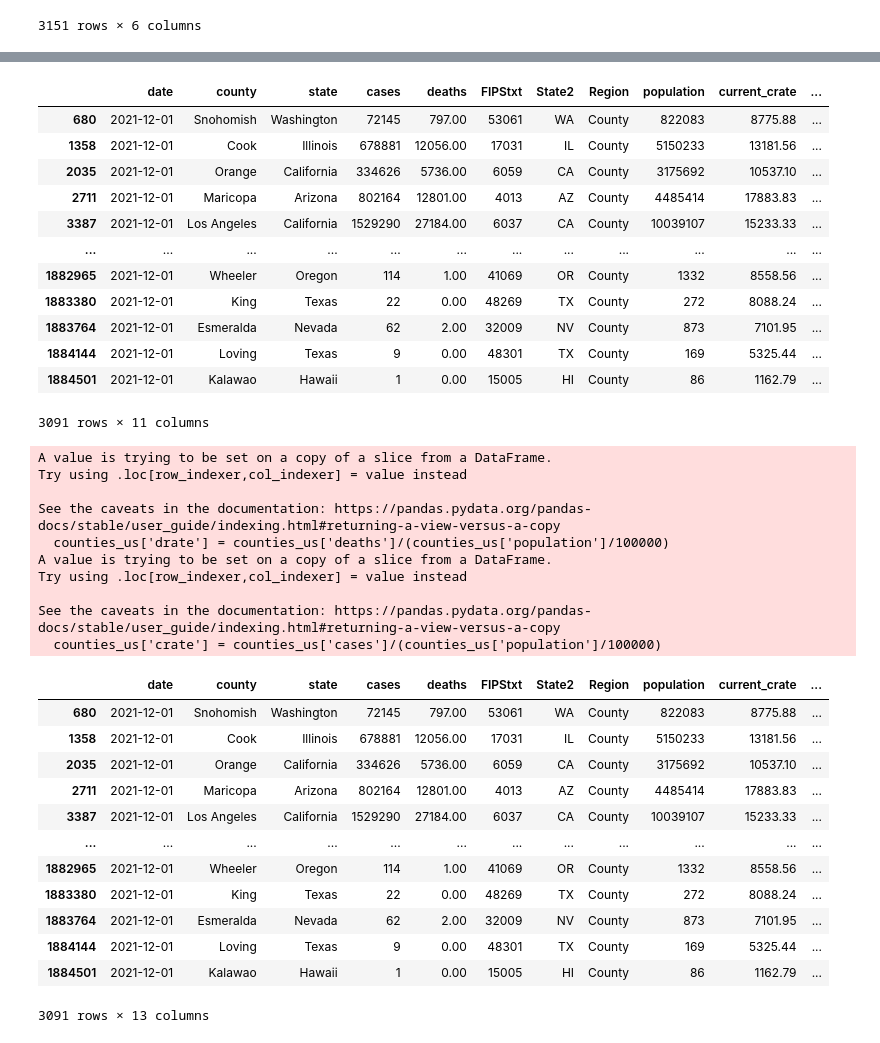
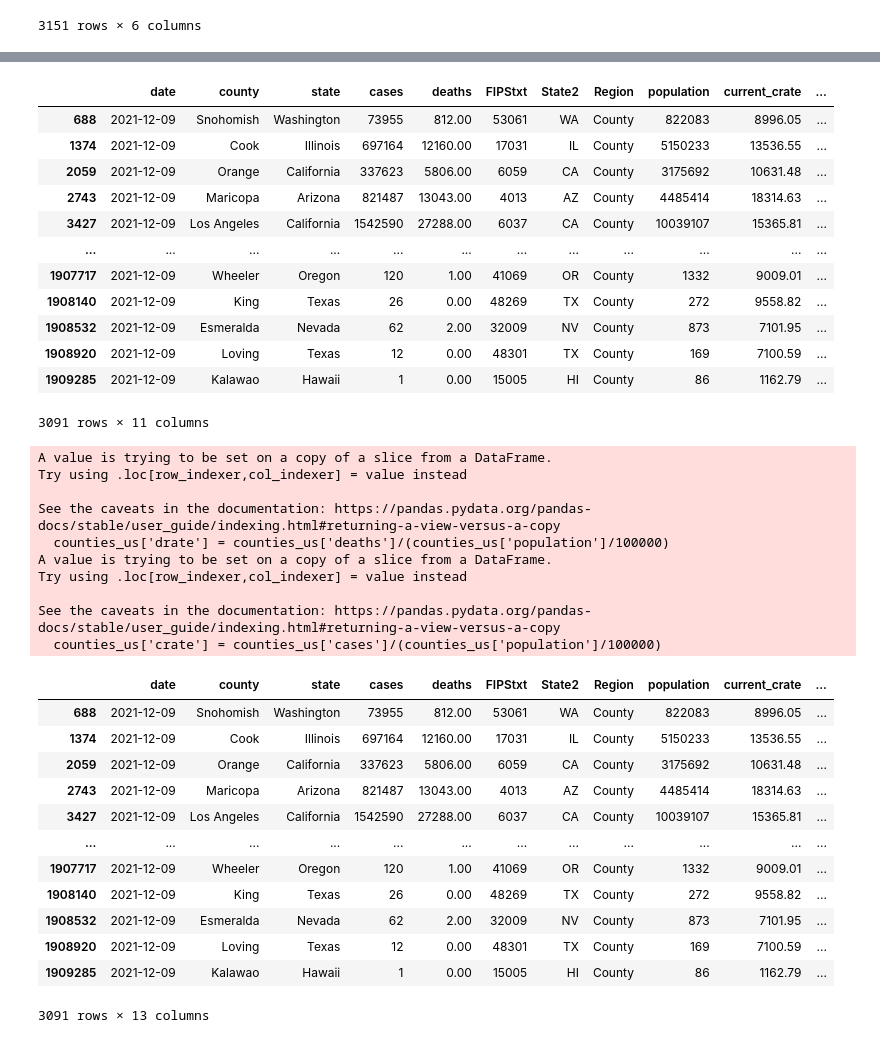
Before and after one commit to menlodoug/covid_crunching, a Jupyter notebook: pandas/COVID_USA.ipynb, the cells around one changed output, grey strips where cells are left out. Drawn from its saved outputs; the diff is of its cells as text; code cells hidden in the pictures.

```diff
--- a/pandas/COVID_USA.ipynb
+++ b/pandas/COVID_USA.ipynb
@@ -94,21 +94,21 @@ counties
 # %%
 # Isolate data from most current day.
 
-counties_us = counties[(counties['date'] == '2021-12-01') & (counties['Region'] == 'County')]
+counties_us = counties[(counties['date'] == '2021-12-09') & (counties['Region'] == 'County')]
 counties_us
 # %% [output]
 |  | date | county | state | cases | deaths | FIPStxt | State2 | Region | population | current_crate | ... |
-| 680 | 2021-12-01 | Snohomish | Washington | 72145 | 797.00 | 53061 | WA | County | 822083 | 8775.88 | ... |
-| 1358 | 2021-12-01 | Cook | Illinois | 678881 | 12056.00 | 17031 | IL | County | 5150233 | 13181.56 | ... |
-| 2035 | 2021-12-01 | Orange | California | 334626 | 5736.00 | 6059 | CA | County | 3175692 | 10537.10 | ... |
-| 2711 | 2021-12-01 | Maricopa | Arizona | 802164 | 12801.00 | 4013 | AZ | County | 4485414 | 17883.83 | ... |
-| 3387 | 2021-12-01 | Los Angeles | California | 1529290 | 27184.00 | 6037 | CA | County | 10039107 | 15233.33 | ... |
+| 688 | 2021-12-09 | Snohomish | Washington | 73955 | 812.00 | 53061 | WA | County | 822083 | 8996.05 | ... |
+| 1374 | 2021-12-09 | Cook | Illinois | 697164 | 12160.00 | 17031 | IL | County | 5150233 | 13536.55 | ... |
+| 2059 | 2021-12-09 | Orange | California | 337623 | 5806.00 | 6059 | CA | County | 3175692 | 10631.48 | ... |
+| 2743 | 2021-12-09 | Maricopa | Arizona | 821487 | 13043.00 | 4013 | AZ | County | 4485414 | 18314.63 | ... |
+| 3427 | 2021-12-09 | Los Angeles | California | 1542590 | 27288.00 | 6037 | CA | County | 10039107 | 15365.81 | ... |
 | ... | ... | ... | ... | ... | ... | ... | ... | ... | ... | ... | ... |
-| 1882965 | 2021-12-01 | Wheeler | Oregon | 114 | 1.00 | 41069 | OR | County | 1332 | 8558.56 | ... |
-| 1883380 | 2021-12-01 | King | Texas | 22 | 0.00 | 48269 | TX | County | 272 | 8088.24 | ... |
-| 1883764 | 2021-12-01 | Esmeralda | Nevada | 62 | 2.00 | 32009 | NV | County | 873 | 7101.95 | ... |
-| 1884144 | 2021-12-01 | Loving | Texas | 9 | 0.00 | 48301 | TX | County | 169 | 5325.44 | ... |
-| 1884501 | 2021-12-01 | Kalawao | Hawaii | 1 | 0.00 | 15005 | HI | County | 86 | 1162.79 | ... |
+| 1907717 | 2021-12-09 | Wheeler | Oregon | 120 | 1.00 | 41069 | OR | County | 1332 | 9009.01 | ... |
+| 1908140 | 2021-12-09 | King | Texas | 26 | 0.00 | 48269 | TX | County | 272 | 9558.82 | ... |
+| 1908532 | 2021-12-09 | Esmeralda | Nevada | 62 | 2.00 | 32009 | NV | County | 873 | 7101.95 | ... |
+| 1908920 | 2021-12-09 | Loving | Texas | 12 | 0.00 | 48301 | TX | County | 169 | 7100.59 | ... |
+| 1909285 | 2021-12-09 | Kalawao | Hawaii | 1 | 0.00 | 15005 | HI | County | 86 | 1162.79 | ... |
 3091 rows × 11 columns
 # %%
 # Create up to date rates so rankings can be performed using the latest data.
@@ -129,17 +129,17 @@ Try using .loc[row_indexer,col_indexer] = value instead
 See the caveats in the documentation: https://pandas.pydata.org/pandas-docs/stable/user_guide/indexing.html#returning-a-view-versus-a-copy
   counties_us['crate'] = counties_us['cases']/(counties_us['population']/100000)
 |  | date | county | state | cases | deaths | FIPStxt | State2 | Region | population | current_crate | ... |
-| 680 | 2021-12-01 | Snohomish | Washington | 72145 | 797.00 | 53061 | WA | County | 822083 | 8775.88 | ... |
-| 1358 | 2021-12-01 | Cook | Illinois | 678881 | 12056.00 | 17031 | IL | County | 5150233 | 13181.56 | ... |
-| 2035 | 2021-12-01 | Orange | California | 334626 | 5736.00 | 6059 | CA | County | 3175692 | 10537.10 | ... |
-| 2711 | 2021-12-01 | Maricopa | Arizona | 802164 | 12801.00 | 4013 | AZ | County | 4485414 | 17883.83 | ... |
-| 3387 | 2021-12-01 | Los Angeles | California | 1529290 | 27184.00 | 6037 | CA | County | 10039107 | 15233.33 | ... |
+| 688 | 2021-12-09 | Snohomish | Washington | 73955 | 812.00 | 53061 | WA | County | 822083 | 8996.05 | ... |
+| 1374 | 2021-12-09 | Cook | Illinois | 697164 | 12160.00 | 17031 | IL | County | 5150233 | 13536.55 | ... |
+| 2059 | 2021-12-09 | Orange | California | 337623 | 5806.00 | 6059 | CA | County | 3175692 | 10631.48 | ... |
+| 2743 | 2021-12-09 | Maricopa | Arizona | 821487 | 13043.00 | 4013 | AZ | County | 4485414 | 18314.63 | ... |
+| 3427 | 2021-12-09 | Los Angeles | California | 1542590 | 27288.00 | 6037 | CA | County | 10039107 | 15365.81 | ... |
 | ... | ... | ... | ... | ... | ... | ... | ... | ... | ... | ... | ... |
-| 1882965 | 2021-12-01 | Wheeler | Oregon | 114 | 1.00 | 41069 | OR | County | 1332 | 8558.56 | ... |
-| 1883380 | 2021-12-01 | King | Texas | 22 | 0.00 | 48269 | TX | County | 272 | 8088.24 | ... |
-| 1883764 | 2021-12-01 | Esmeralda | Nevada | 62 | 2.00 | 32009 | NV | County | 873 | 7101.95 | ... |
-| 1884144 | 2021-12-01 | Loving | Texas | 9 | 0.00 | 48301 | TX | County | 169 | 5325.44 | ... |
-| 1884501 | 2021-12-01 | Kalawao | Hawaii | 1 | 0.00 | 15005 | HI | County | 86 | 1162.79 | ... |
+| 1907717 | 2021-12-09 | Wheeler | Oregon | 120 | 1.00 | 41069 | OR | County | 1332 | 9009.01 | ... |
+| 1908140 | 2021-12-09 | King | Texas | 26 | 0.00 | 48269 | TX | County | 272 | 9558.82 | ... |
+| 1908532 | 2021-12-09 | Esmeralda | Nevada | 62 | 2.00 | 32009 | NV | County | 873 | 7101.95 | ... |
+| 1908920 | 2021-12-09 | Loving | Texas | 12 | 0.00 | 48301 | TX | County | 169 | 7100.59 | ... |
+| 1909285 | 2021-12-09 | Kalawao | Hawaii | 1 | 0.00 | 15005 | HI | County | 86 | 1162.79 | ... |
 3091 rows × 13 columns
 # %%
 # Create ranking of infection rates by county for each state
```
Also changed, not shown: parts of 13 cells of this notebook, 51 other files.
